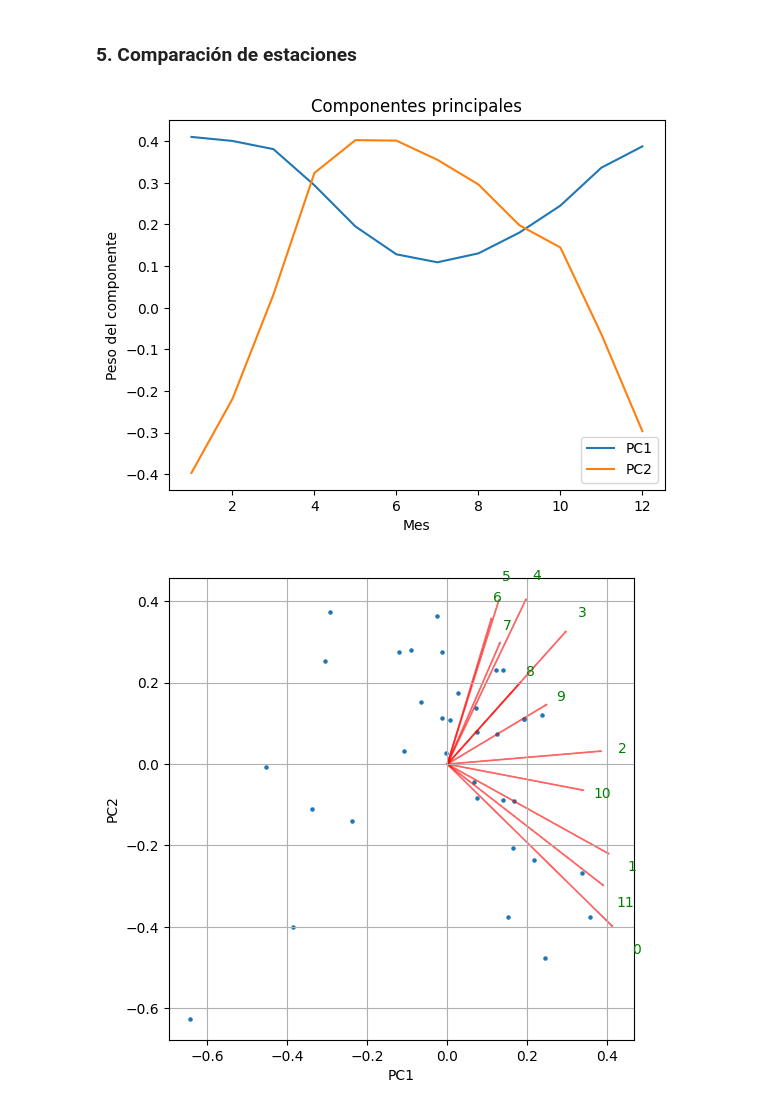
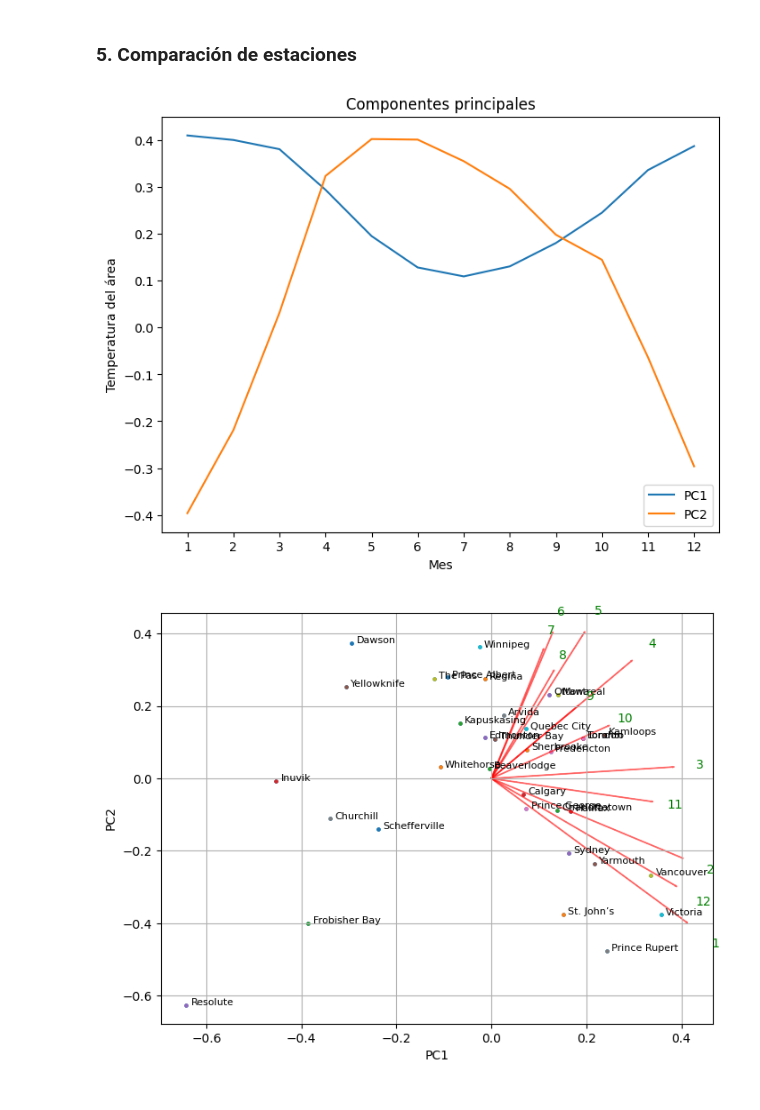
Before and after one commit to Fabiola-cc/IA_lab2, a Jupyter notebook: lab2.ipynb, the cells around one changed output. Drawn from its saved outputs; the diff is of its cells as text; code cells hidden in the pictures.

Commit message:
feat: improve graphics for exercise 5

```diff
--- a/lab2.ipynb
+++ b/lab2.ipynb
@@ -152,46 +152,59 @@ KstestResult(statistic=np.float64(0.241), pvalue=np.float64(6.914010091642317e-2
 # %% [markdown]
 ### 5. Comparación de estaciones
 # %%
+from sklearn.preprocessing import StandardScaler
+
+# Leer los datos
 weather_data = pd.read_csv('data/weather.csv', sep=',', header=0)
+station_names = weather_data.iloc[:,-1]
+data = weather_data.iloc[:,:-1]
 
 # Normalizar los datos
 X = weather_data.values[:,:12].astype(np.float32)  # la última columna es el nombre de la estación
+X_scaled = StandardScaler().fit_transform(data)
 
-# 3. Aplicar PCA
+# Aplicar PCA
 pca = PCA(n_components=12)
 principal_components = pca.fit_transform(X)
 
 # p1 y p2
+plt.figure(figsize=(8, 6))
 plt.plot(range(1, 13), pca.components_[0], label="PC1")
 plt.plot(range(1, 13), pca.components_[1], label="PC2")
 plt.xlabel("Mes")
-plt.ylabel("Peso del componente")
+plt.ylabel("Temperatura del área")
 plt.title("Componentes principales")
 plt.legend()
+plt.xticks(range(1, 13))  # Mostrar todos los meses en el eje x
 plt.show()
 
 # estaciones en el biplot
 def mybiplot(score, coeff, labels=None):
     xs = score[:,0]
     ys = score[:,1]
     n = coeff.shape[0]
     scalex = 1.0/(xs.max() - xs.min())
     scaley = 1.0/(ys.max() - ys.min())
     plt.scatter(xs * scalex,ys * scaley,s=5)
+
+    for i in range(len(station_names)):
+        plt.scatter(xs[i] * scalex, ys[i] * scaley, s=5, label=station_names[i])
+        plt.text(xs[i] * scalex + 0.01, ys[i] * scaley, station_names[i], fontsize=8)
+
     for i in range(n):
         plt.arrow(0, 0, coeff[i,0], coeff[i,1],color = 'r',alpha = 0.5)
         if labels is None:
-            plt.text(coeff[i,0]* 1.15, coeff[i,1] * 1.15, "Var"+str(i+1), color = 'green', ha = 'center', va = 'center')
+            plt.text(coeff[i,0]* 1.15, coeff[i,1] * 1.15, str(i+1), color = 'green', ha = 'center', va = 'center')
         else:
             plt.text(coeff[i,0]* 1.15, coeff[i,1] * 1.15, labels[i], color = 'g', ha = 'center', va = 'center')
 
     plt.xlabel("PC{}".format(1))
     plt.ylabel("PC{}".format(2))
     plt.grid()
 
-plt.figure(figsize=(6,6))
-mybiplot(principal_components[:,0:2], np.transpose(pca.components_[0:2, :]), list(data.columns[:-1]))
+plt.figure(figsize=(8,6))
+mybiplot(principal_components[:, 0:2], np.transpose(pca.components_[0:2, :]))
 plt.show()
 # %% [output]
-[figure, old version]
+[figure, new version]
-[figure, old version]
+[figure, new version]
```
